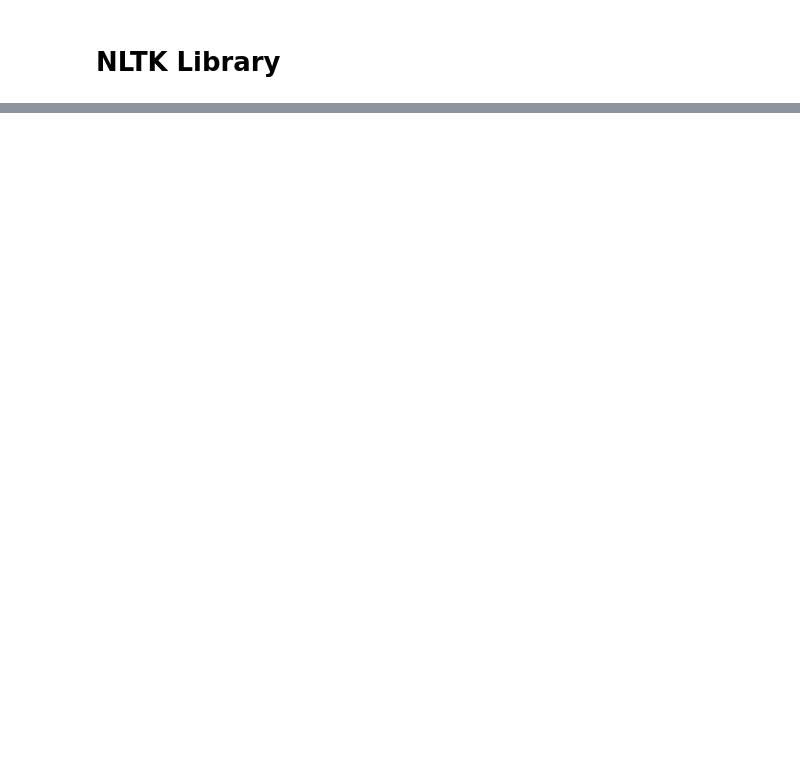
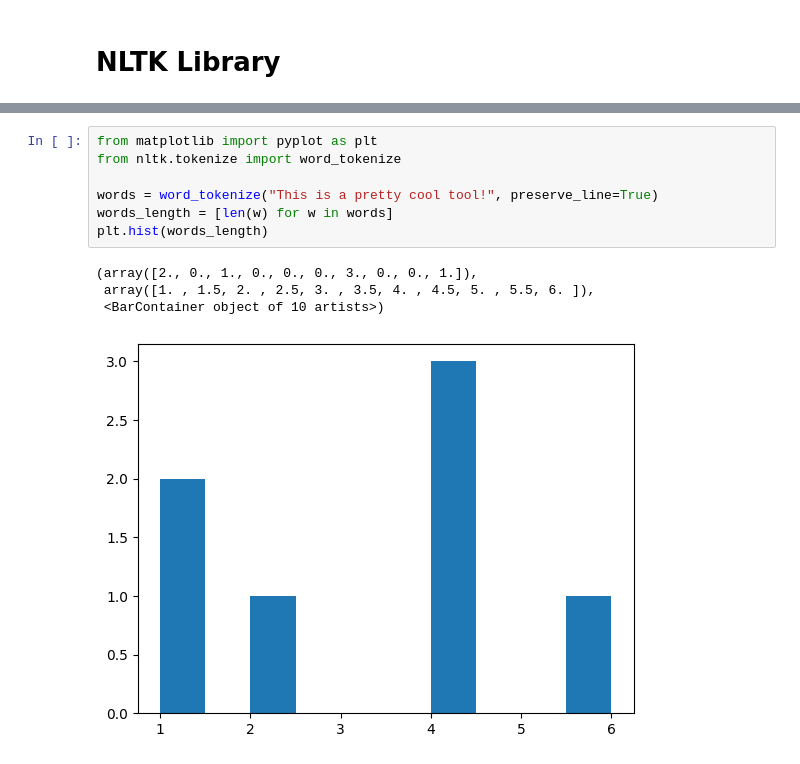
Before and after one commit to tinaghimire/Resumate-frontend, a Jupyter notebook: Research/NLP/examples.ipynb, the cells around one changed output, grey strips where cells are left out. Saved outputs shown, nothing was run; the diff lists cells and outputs as text; blank space fills up the shorter version.

```diff
--- a/Research/NLP/examples.ipynb
+++ b/Research/NLP/examples.ipynb
@@ -110,0 +179,12 @@ LookupError:
+# %%
+from matplotlib import pyplot as plt
+from nltk.tokenize import word_tokenize
+
+words = word_tokenize("This is a pretty cool tool!", preserve_line=True)
+words_length = [len(w) for w in words]
+plt.hist(words_length)
+# %% [output]
+(array([2., 0., 1., 0., 0., 0., 3., 0., 0., 1.]),
+ array([1. , 1.5, 2. , 2.5, 3. , 3.5, 4. , 4.5, 5. , 5.5, 6. ]),
+ <BarContainer object of 10 artists>)
+[figure, added]
```
Also changed, not shown: parts of 21 cells of this notebook, 1 other file.
